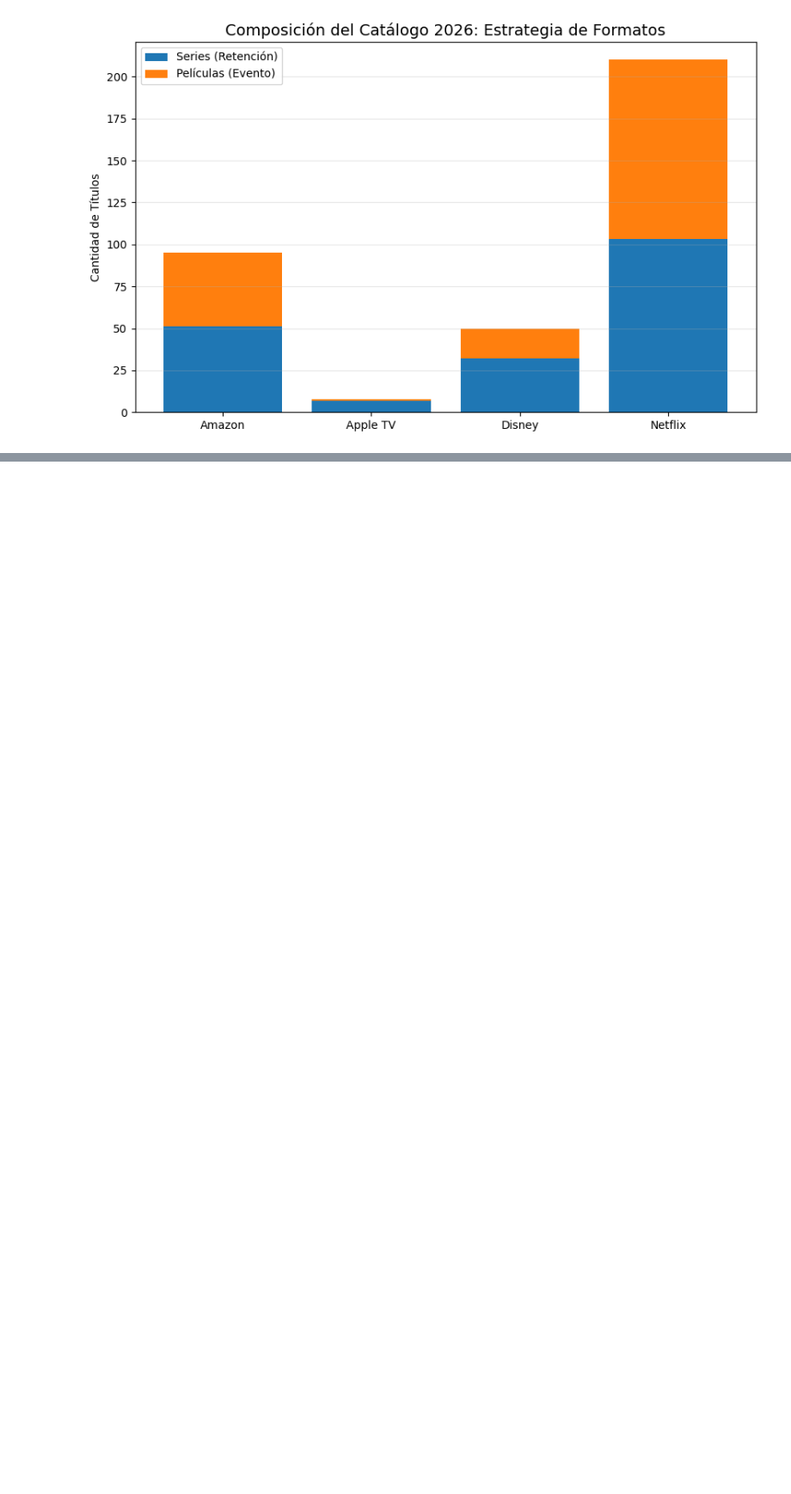
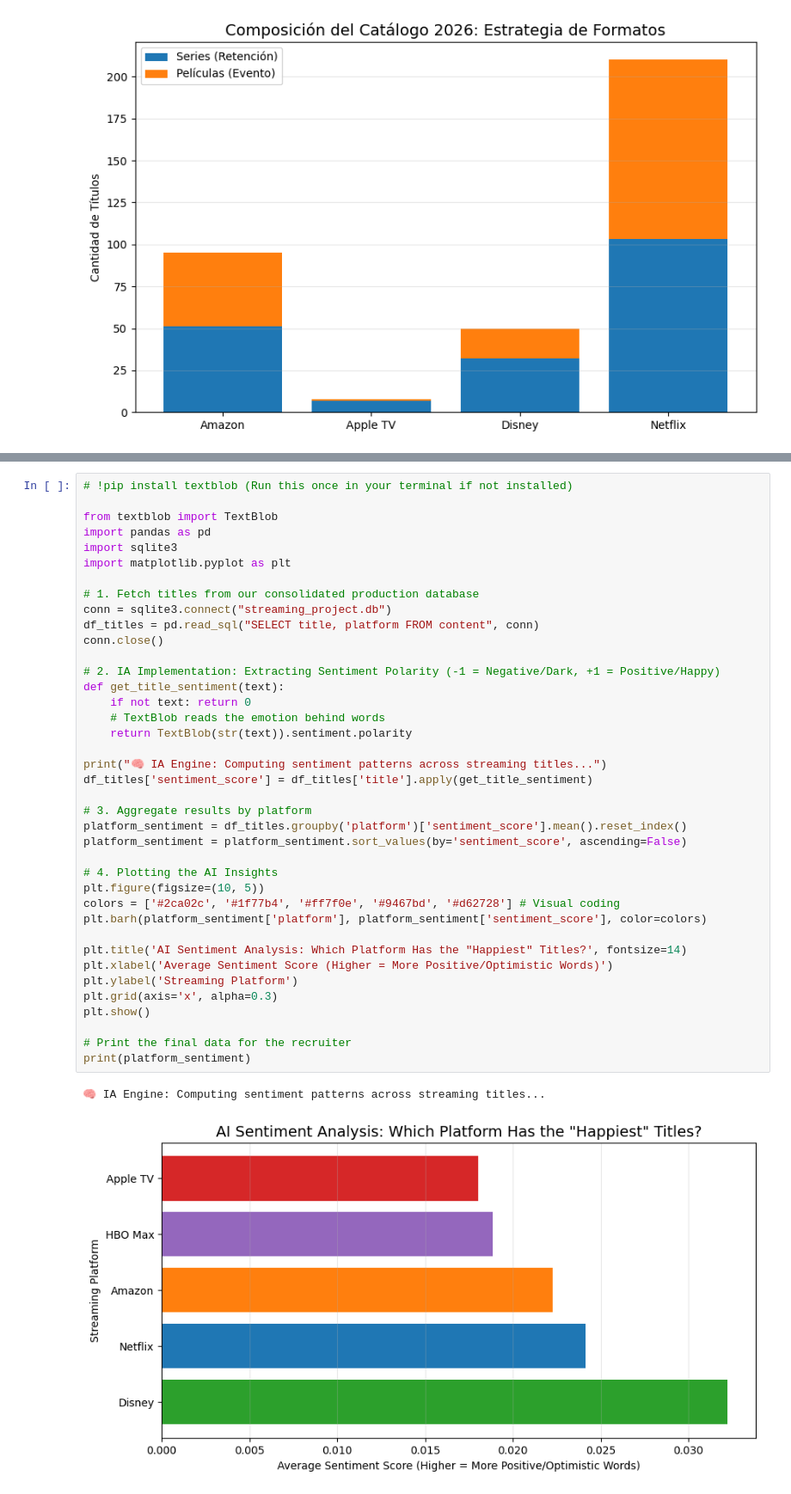
Before and after one commit to alberto96A/Streaming-Market-Intelligence, a Jupyter notebook: main.ipynb, the cells around one changed output, grey strips where cells are left out. Shown at 86% size. Drawn from its saved outputs; the diff is of its cells as text; blank space fills up the shorter version.

Commit message:
Sentiment analysis completed

```diff
--- a/main.ipynb
+++ b/main.ipynb
@@ -589,0 +622,42 @@ plt.show()
+# %%
+# !pip install textblob (Run this once in your terminal if not installed)
+
+from textblob import TextBlob
+import pandas as pd
+import sqlite3
+import matplotlib.pyplot as plt
+
+# 1. Fetch titles from our consolidated production database
+conn = sqlite3.connect("streaming_project.db")
+df_titles = pd.read_sql("SELECT title, platform FROM content", conn)
+conn.close()
+
+# 2. IA Implementation: Extracting Sentiment Polarity (-1 = Negative/Dark, +1 = Positive/Happy)
+def get_title_sentiment(text):
+    if not text: return 0
+    # TextBlob reads the emotion behind words
+    return TextBlob(str(text)).sentiment.polarity
+
+print("🧠 IA Engine: Computing sentiment patterns across streaming titles...")
+df_titles['sentiment_score'] = df_titles['title'].apply(get_title_sentiment)
+
+# 3. Aggregate results by platform
+platform_sentiment = df_titles.groupby('platform')['sentiment_score'].mean().reset_index()
+platform_sentiment = platform_sentiment.sort_values(by='sentiment_score', ascending=False)
+
+# 4. Plotting the AI Insights
+plt.figure(figsize=(10, 5))
+colors = ['#2ca02c', '#1f77b4', '#ff7f0e', '#9467bd', '#d62728'] # Visual coding
+plt.barh(platform_sentiment['platform'], platform_sentiment['sentiment_score'], color=colors)
+
+plt.title('AI Sentiment Analysis: Which Platform Has the "Happiest" Titles?', fontsize=14)
+plt.xlabel('Average Sentiment Score (Higher = More Positive/Optimistic Words)')
+plt.ylabel('Streaming Platform')
+plt.grid(axis='x', alpha=0.3)
+plt.show()
+
+# Print the final data for the recruiter
+print(platform_sentiment)
+# %% [output]
+🧠 IA Engine: Computing sentiment patterns across streaming titles...
+[figure, added]
```
Also changed, not shown: parts of 6 cells of this notebook.
